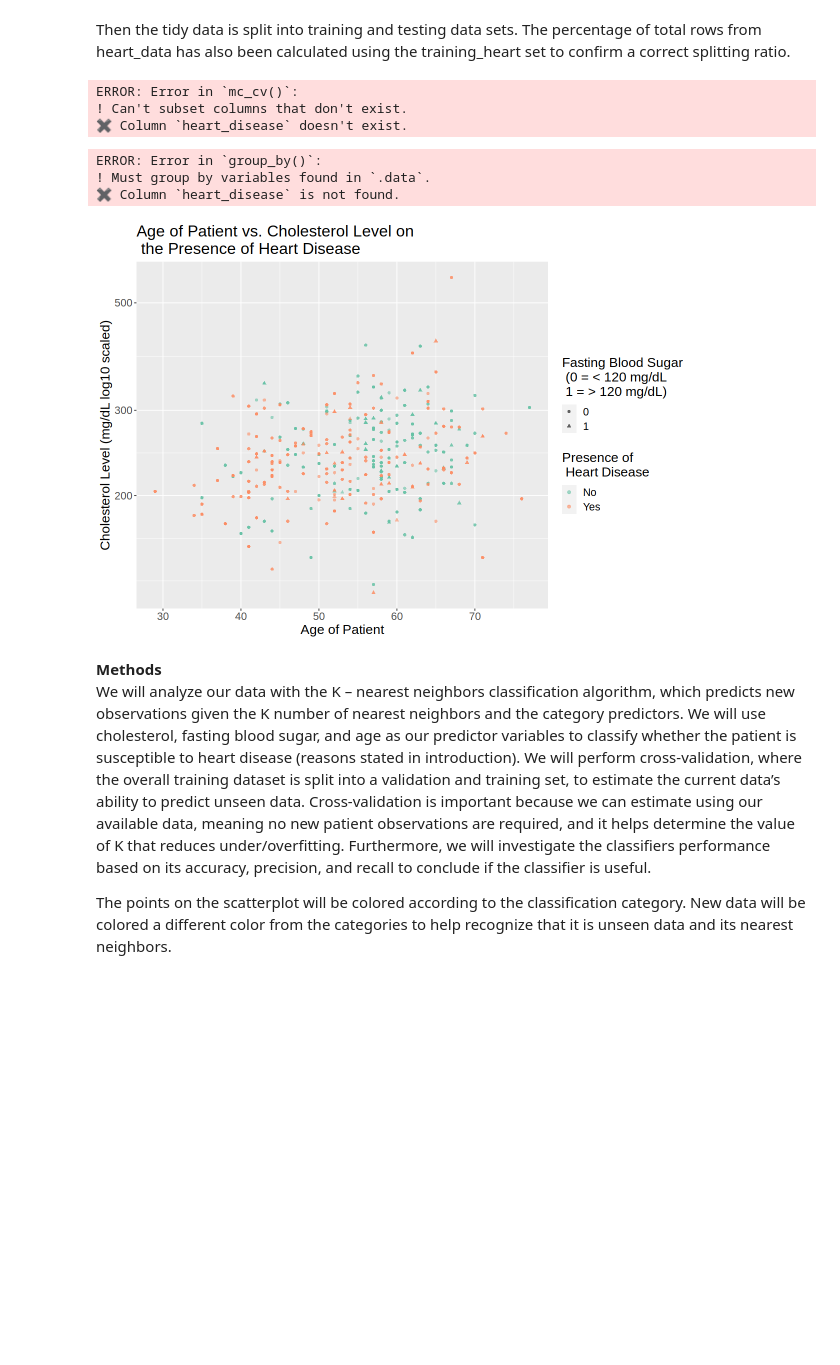
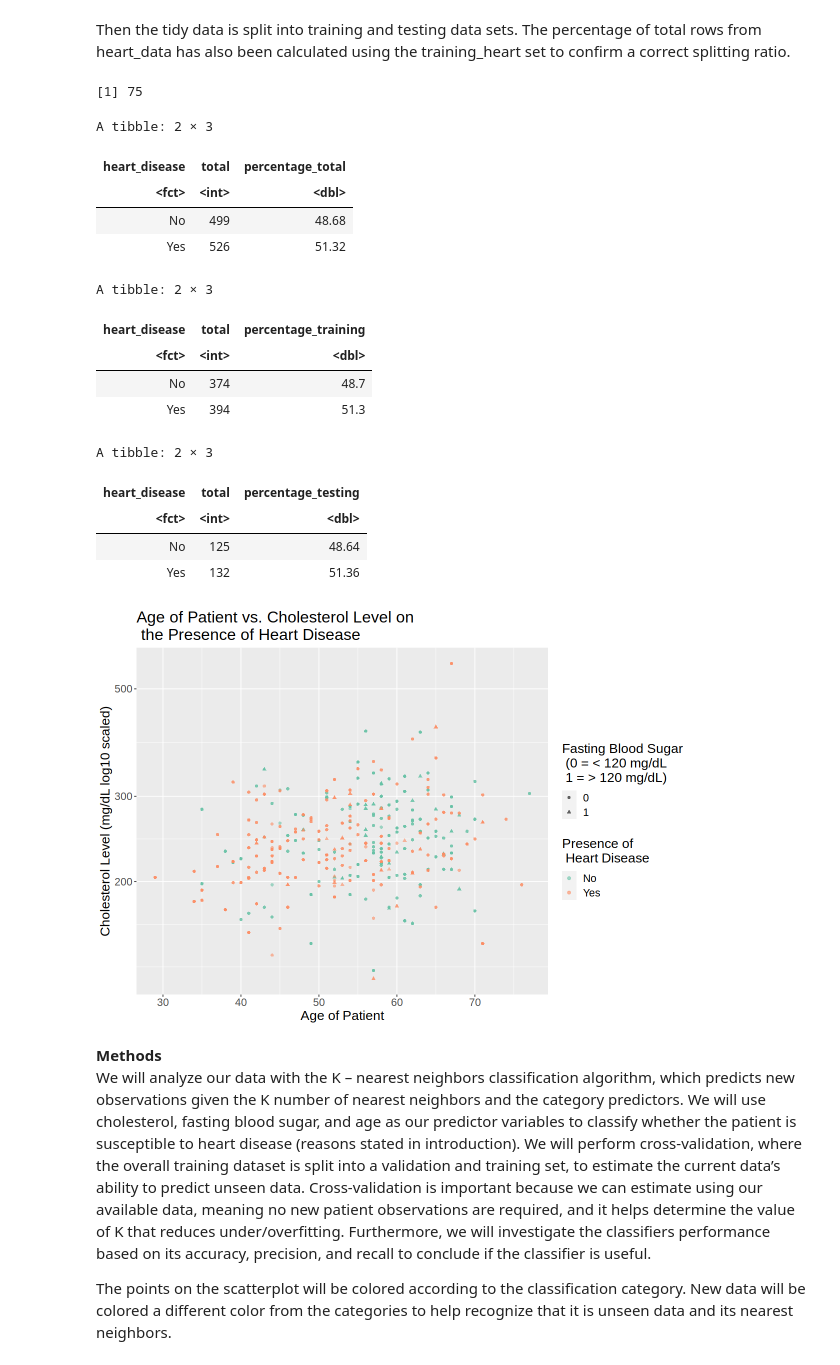
Before and after one commit to fellasleep2324/dsci-100-2023-24-grp12, a Jupyter notebook: Group Project Proposal.ipynb, the cells around one changed output. Saved outputs shown, nothing was run; the diff lists cells and outputs as text; code cells hidden in the pictures; blank space fills up the shorter version.

```diff
--- a/Group Project Proposal.ipynb
+++ b/Group Project Proposal.ipynb
@@ -21,7 +21,7 @@ The question we will be addressing is: **What is the likelihood of a patient at
 
 heart_data <- read_csv("https://raw.githubusercontent.com/fellasleep2324/dsci-100-2023-24-grp12/main/heart.csv")
 
-heart_data[ heart_data == "NA" ] <- NA
+heart_data[ heart_data == "?" ] <- NA
 
 heart_tidy <- heart_data  |>
 select(age, fbs, chol, target) |> # age: age of the patient
@@ -54,48 +54,58 @@ A tibble: 6 × 4
 # %% [markdown]
 Then the tidy data is split into training and testing data sets. The percentage of total rows from heart_data has also been calculated using the training_heart set to confirm a correct splitting ratio.
 # %%
-heart_data_split <- initial_split(heart_data, props = 0.75, strata = heart_disease)
-training_heart <- training(heart_data_split)
-testing_heart <- testing(heart_data_split)
+heart_tidy_split <- initial_split(heart_tidy, props = 0.75, strata = heart_disease)
+training_heart <- training(heart_tidy_split)
+testing_heart <- testing(heart_tidy_split)
 
 split_percent <- round(nrow(training_heart)/ (nrow(training_heart) + nrow(testing_heart)) * 100)
 
 split_percent
 # %% [output]
-ERROR: Error in `mc_cv()`:
-! Can't subset columns that don't exist.
-✖ Column `heart_disease` doesn't exist.
+[1] 75
 # %%
 # All three data sets, heart_data, training_heart and testing_heart are summarized and the
 # ratio of positive and negative values for the heart_disease column are calculated and
 # returned to ensure the split data sets are consistent with the original tidy data.
 
-num_obs_heart = nrow(heart_data)
+num_obs_heart = nrow(heart_tidy)
 num_obs_training = nrow(training_heart)
 num_obs_testing = nrow(testing_heart)
 
-heart_data_percent <- heart_data |>
+heart_data_percent <- heart_tidy |>
     group_by(heart_disease) |>
     summarize(total = n(),
              percentage_total = round(n() / num_obs_heart * 100, 2))
 
 training_heart_percent <- training_heart |>
     group_by(heart_disease) |>
     summarize(total = n(),
              percentage_training = round(n() / num_obs_training * 100, 2))
 
 testing_heart_percent <- testing_heart |>
     group_by(heart_disease) |>
     summarize(total = n(),
              percentage_testing = round(n() / num_obs_testing * 100, 2))
 
 heart_data_percent
 training_heart_percent
 testing_heart_percent
 # %% [output]
-ERROR: Error in `group_by()`:
-! Must group by variables found in `.data`.
-✖ Column `heart_disease` is not found.
+A tibble: 2 × 3
+| heart_disease | total | percentage_total |
+| <fct> | <int> | <dbl> |
+| No | 499 | 48.68 |
+| Yes | 526 | 51.32 |
+A tibble: 2 × 3
+| heart_disease | total | percentage_training |
+| <fct> | <int> | <dbl> |
+| No | 374 | 48.7 |
+| Yes | 394 | 51.3 |
+A tibble: 2 × 3
+| heart_disease | total | percentage_testing |
+| <fct> | <int> | <dbl> |
+| No | 125 | 48.64 |
+| Yes | 132 | 51.36 |
 # %%
 # Below is some exploratory visualization. It shows there is a loose correlation between the age
 # of a patient and their cholesterol in determining the presence of heart disease.
@@ -117,7 +127,7 @@ heart_disease_plot <- training_heart |>
 
 heart_disease_plot
 # %% [output]
-[figure, old version]
+[figure, new version]
 # %% [markdown]
 **Methods**
 We will analyze our data with the K – nearest neighbors classification algorithm, which predicts new observations given the K number of nearest neighbors and the category predictors. We will use cholesterol, fasting blood sugar, and age as our predictor variables to classify whether the patient is susceptible to heart disease (reasons stated in introduction). We will perform cross-validation, where the overall training dataset is split into a validation and training set, to estimate the current data’s ability to predict unseen data. Cross-validation is important because we can estimate using our available data, meaning no new patient observations are required, and it helps determine the value of K that reduces under/overfitting. Furthermore, we will investigate the classifiers performance based on its accuracy, precision, and recall to conclude if the classifier is useful.
```
